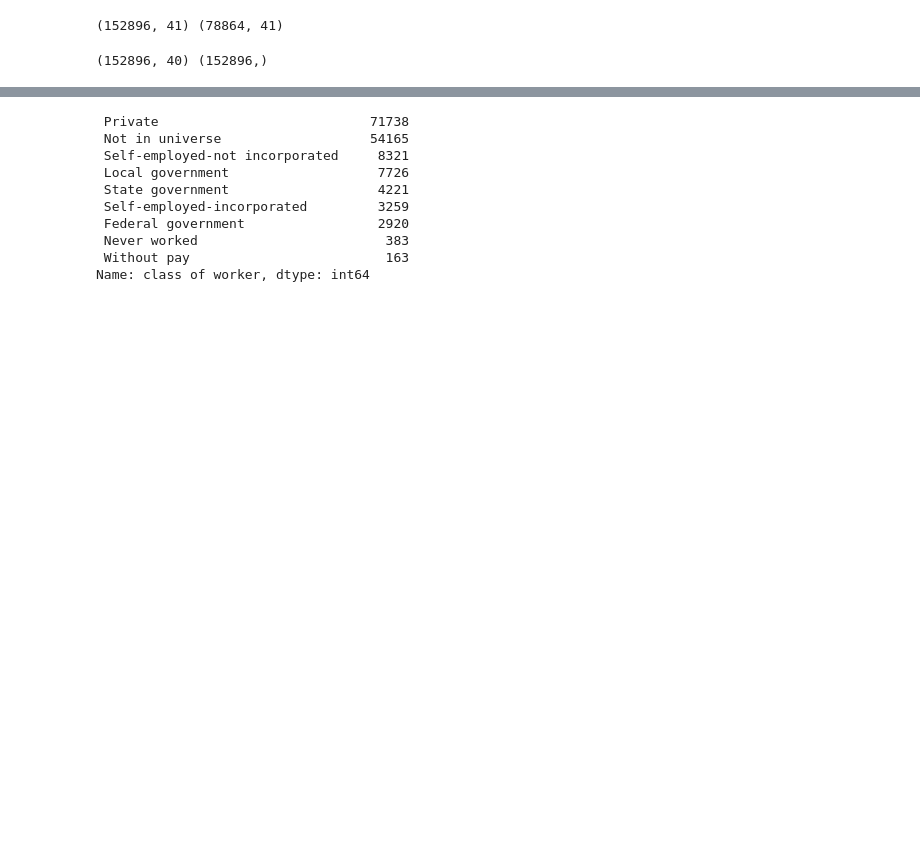
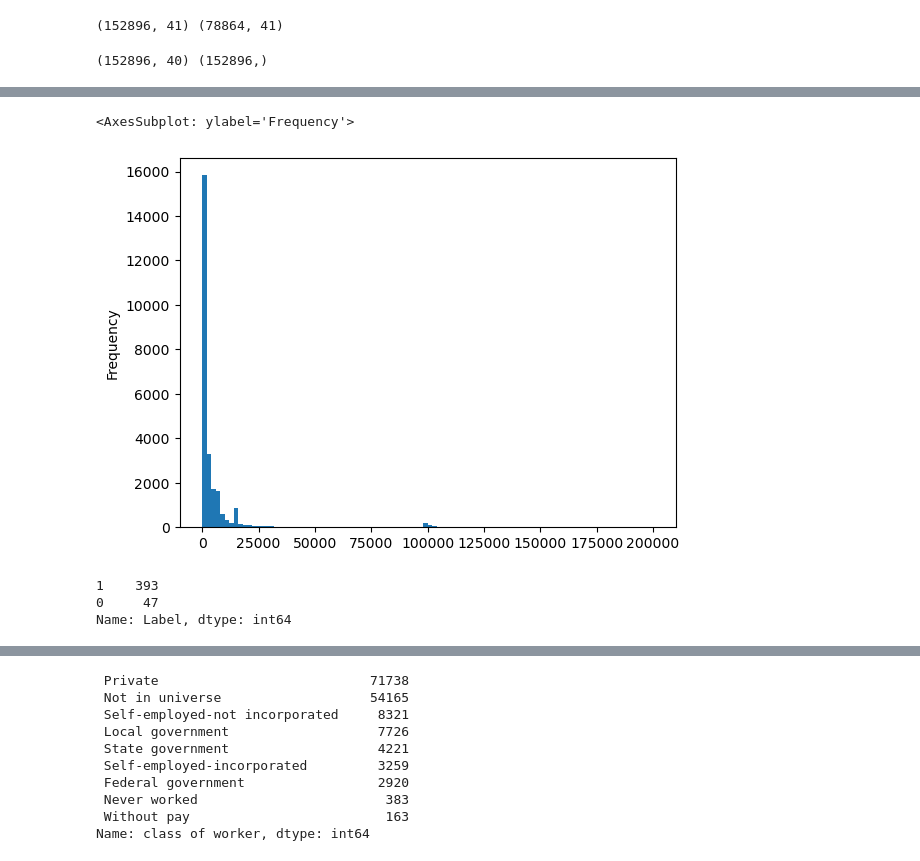
Before and after one commit to kleokog/Mycodes, a Jupyter notebook: main_script.ipynb, the cells around one changed output, grey strips where cells are left out. Saved outputs shown, nothing was run; the diff lists cells and outputs as text; code cells hidden in the pictures; blank space fills up the shorter version.

```diff
--- a/main_script.ipynb
+++ b/main_script.ipynb
@@ -84,0 +71,4 @@ X_data
+# %%
+# If they are 'children' they should not have an income
+full_dataset = X_data.join(y)
+full_dataset[full_dataset['education'] == ' Children']['Label'].value_counts()
@@ -84,0 +138,11 @@ X_data
+# %%
+full_dataset[full_dataset['alternative_income_sources'] > 0]['alternative_income_sources'].plot.hist(bins = 100)
+# %% [output]
+<AxesSubplot: ylabel='Frequency'>
+[figure, added]
+# %%
+full_dataset[(full_dataset['wage per hour'] == 0) & (full_dataset['alternative_income_sources'] > 50000)]['Label'].value_counts()
+# %% [output]
+1    393
+0     47
+Name: Label, dtype: int64
```
Also changed, not shown: parts of 20 cells of this notebook, 3 other files.
